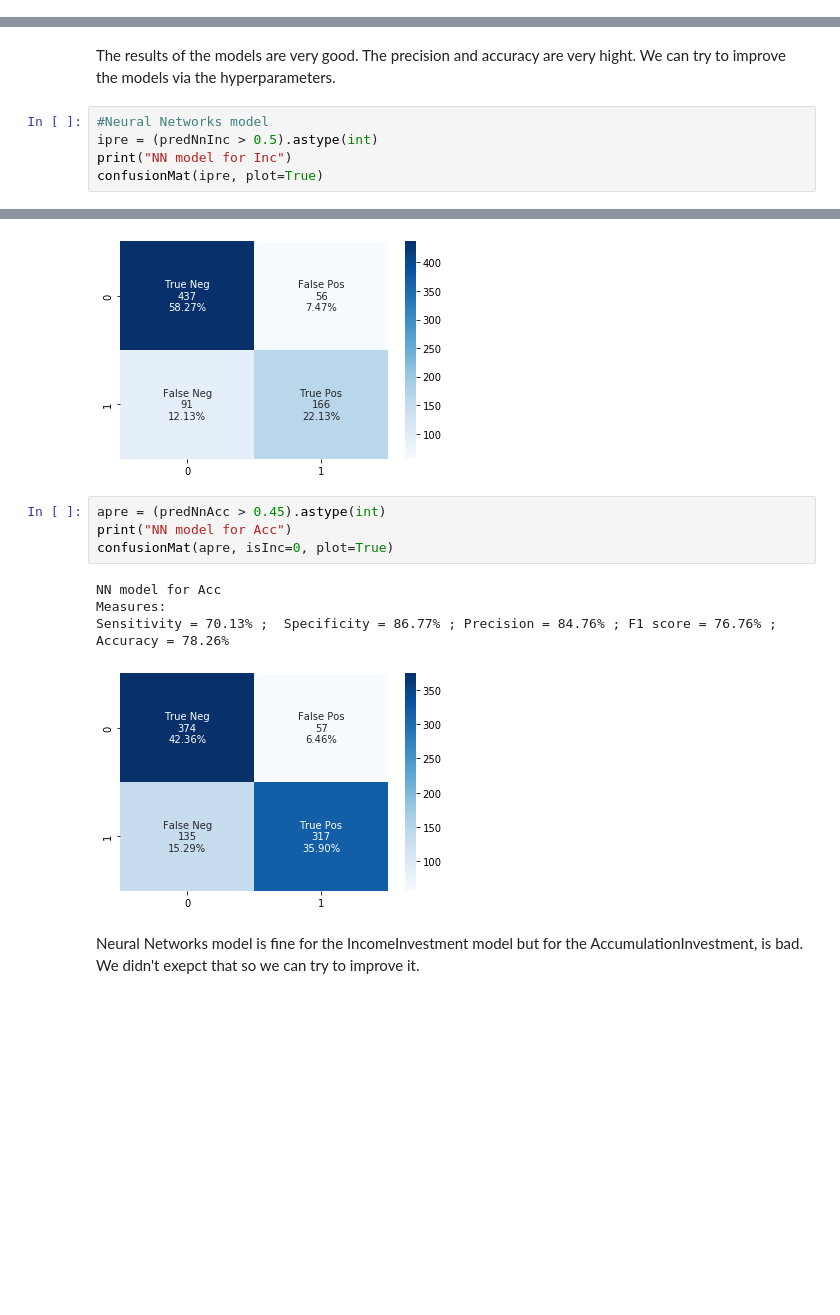
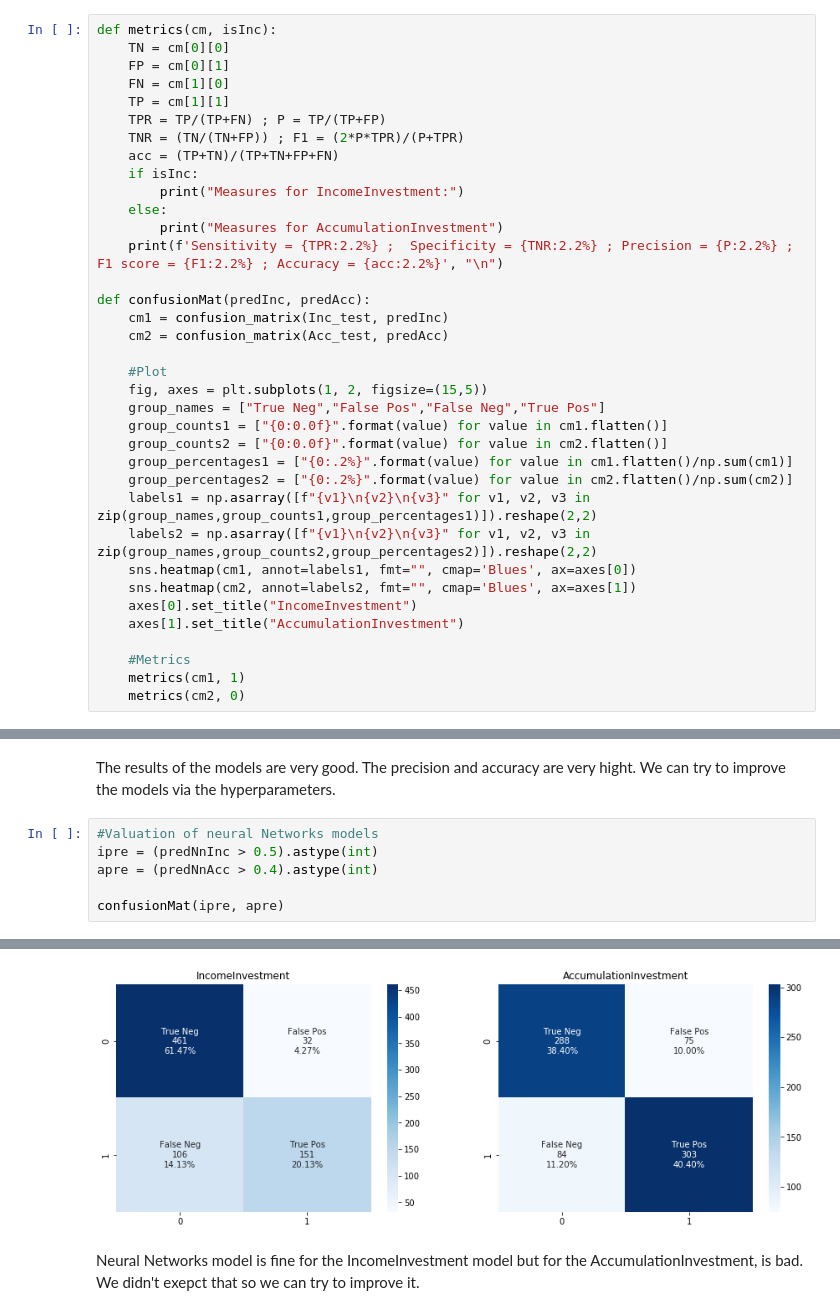
Before and after one commit to Emmalito/ML_BC2, a Jupyter notebook: src/3_Models.ipynb, the cells around one changed output, grey strips where cells are left out. Cells and saved outputs as stored; diff of their text form; blank space fills up the shorter version.

Commit message:
Modif du plot et correction des features selectionnees

```diff
--- a/src/3_Models.ipynb
+++ b/src/3_Models.ipynb
@@ -285,0 +173,36 @@ Sensitivity = 69.77% ;  Specificity = 57.58% ; Precision = 63.68% ; F1 score = 6
+# %%
+def metrics(cm, isInc):
+    TN = cm[0][0]
+    FP = cm[0][1]
+    FN = cm[1][0]
+    TP = cm[1][1]
+    TPR = TP/(TP+FN) ; P = TP/(TP+FP)
+    TNR = (TN/(TN+FP)) ; F1 = (2*P*TPR)/(P+TPR)
+    acc = (TP+TN)/(TP+TN+FP+FN)
+    if isInc:
+        print("Measures for IncomeInvestment:")
+    else:
+        print("Measures for AccumulationInvestment")
+    print(f'Sensitivity = {TPR:2.2%} ;  Specificity = {TNR:2.2%} ; Precision = {P:2.2%} ; F1 score = {F1:2.2%} ; Accuracy = {acc:2.2%}', "\n")
+
+def confusionMat(predInc, predAcc):
+    cm1 = confusion_matrix(Inc_test, predInc)
+    cm2 = confusion_matrix(Acc_test, predAcc)
+
+    #Plot
+    fig, axes = plt.subplots(1, 2, figsize=(15,5))
+    group_names = ["True Neg","False Pos","False Neg","True Pos"]
+    group_counts1 = ["{0:0.0f}".format(value) for value in cm1.flatten()]
+    group_counts2 = ["{0:0.0f}".format(value) for value in cm2.flatten()]
+    group_percentages1 = ["{0:.2%}".format(value) for value in cm1.flatten()/np.sum(cm1)]
+    group_percentages2 = ["{0:.2%}".format(value) for value in cm2.flatten()/np.sum(cm2)]
+    labels1 = np.asarray([f"{v1}\n{v2}\n{v3}" for v1, v2, v3 in zip(group_names,group_counts1,group_percentages1)]).reshape(2,2)
+    labels2 = np.asarray([f"{v1}\n{v2}\n{v3}" for v1, v2, v3 in zip(group_names,group_counts2,group_percentages2)]).reshape(2,2)
+    sns.heatmap(cm1, annot=labels1, fmt="", cmap='Blues', ax=axes[0])
+    sns.heatmap(cm2, annot=labels2, fmt="", cmap='Blues', ax=axes[1])
+    axes[0].set_title("IncomeInvestment")
+    axes[1].set_title("AccumulationInvestment")
+
+    #Metrics
+    metrics(cm1, 1)
+    metrics(cm2, 0)
@@ -326,8 +231,9 @@ Sensitivity = 75.71% ;  Specificity = 85.67% ; Precision = 84.93% ; F1 score = 8
 # %% [markdown]
 The results of the models are very good. The precision and accuracy are very hight. We can try to improve the models via the hyperparameters.
 # %%
-#Neural Networks model
+#Valuation of neural Networks models
 ipre = (predNnInc > 0.5).astype(int)
-print("NN model for Inc")
-confusionMat(ipre, plot=True)
+apre = (predNnAcc > 0.4).astype(int)
+
+confusionMat(ipre, apre)
 # %% [output]
@@ -337,12 +245,3 @@ Sensitivity = 64.59% ;  Specificity = 88.64% ; Precision = 74.77% ; F1 score = 6
-[figure, old version]
+[figure, new version]
-# %%
-apre = (predNnAcc > 0.45).astype(int)
-print("NN model for Acc")
-confusionMat(apre, isInc=0, plot=True)
-# %% [output]
-NN model for Acc
-Measures:
-Sensitivity = 70.13% ;  Specificity = 86.77% ; Precision = 84.76% ; F1 score = 76.76% ; Accuracy = 78.26%
-[figure, removed]
 # %% [markdown]
 Neural Networks model is fine for the IncomeInvestment model but for the AccumulationInvestment, is bad. We didn't exepct that so we can try to improve it.
```
Also changed, not shown: parts of 61 cells of this notebook, 5 other files.
